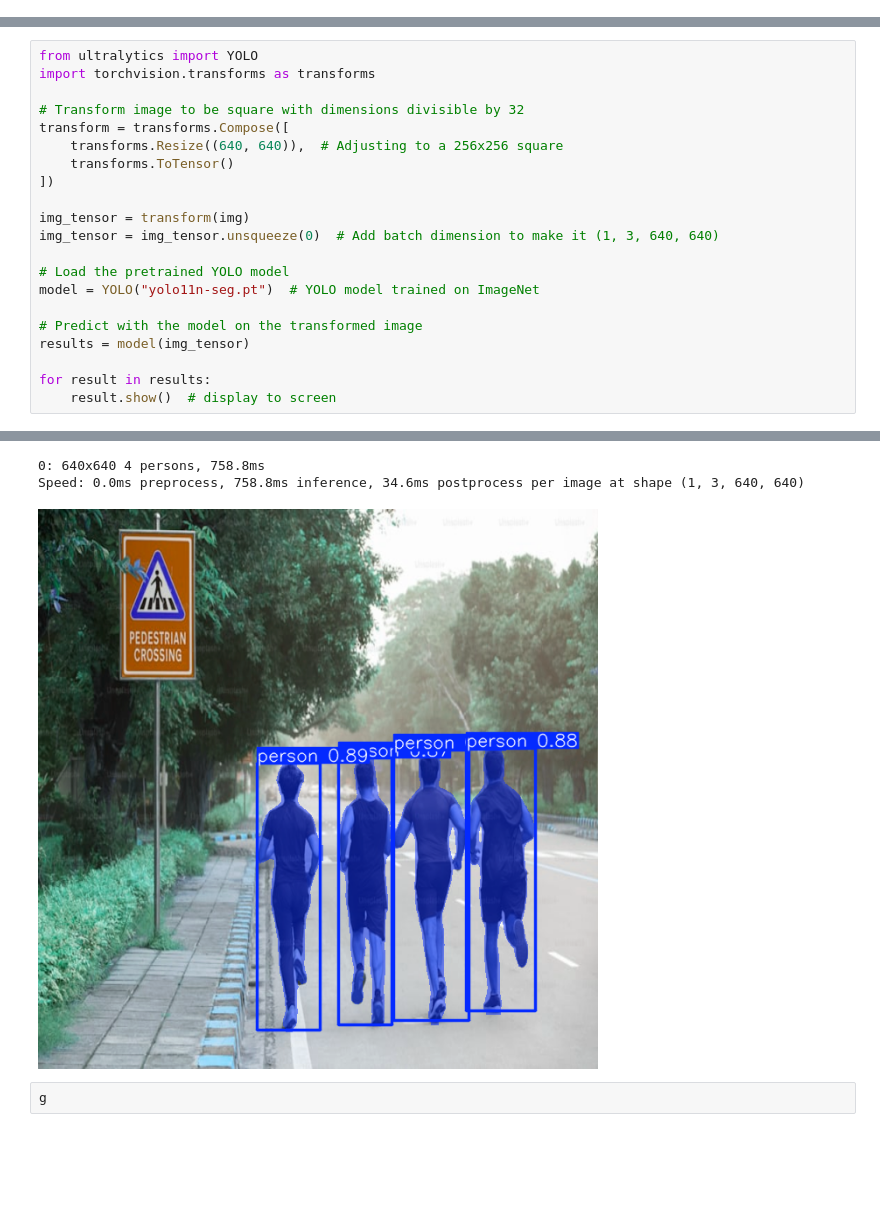
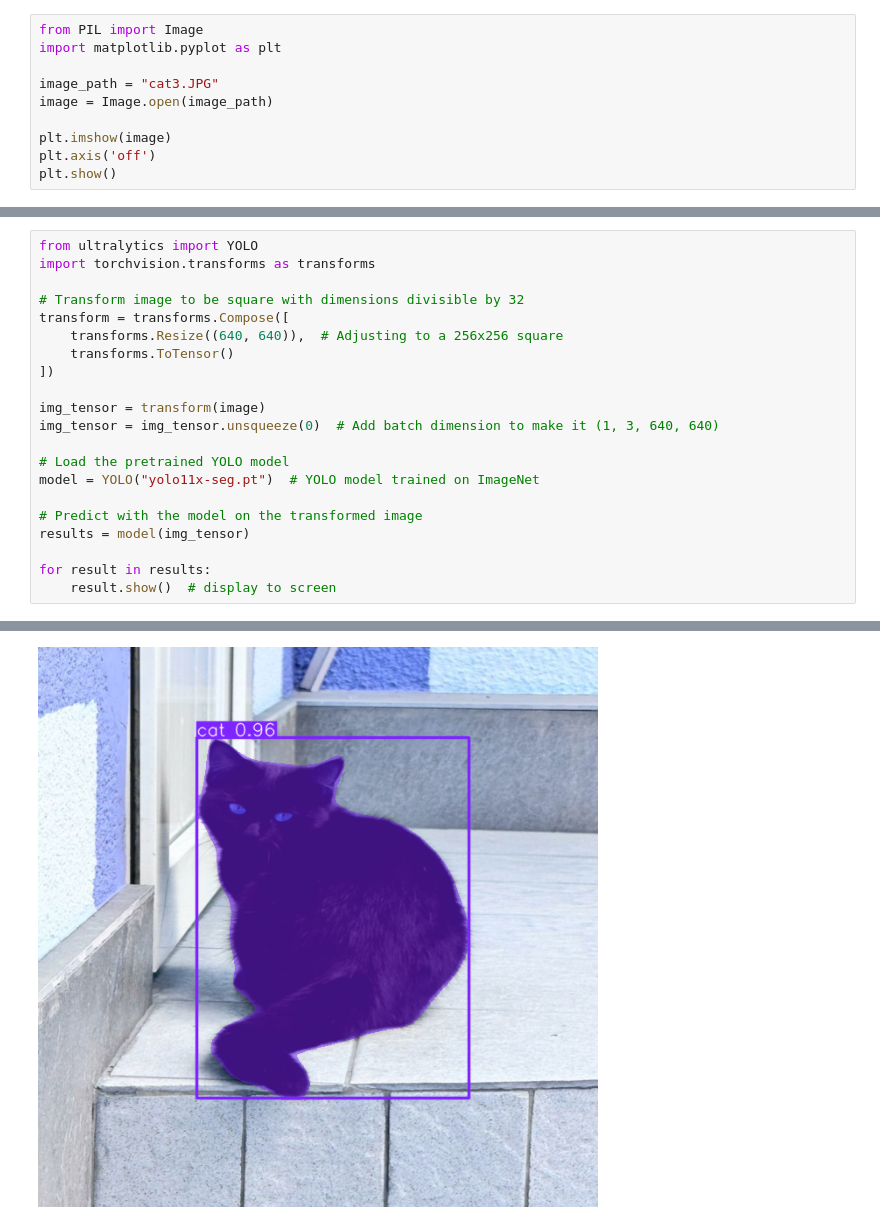
Before and after one commit to sultanovazamat/fast-track-ai, a Jupyter notebook: notebooks/Chapter_08_Image_Segmentation.ipynb, the cells around one changed output, grey strips where cells are left out. Saved outputs shown, nothing was run; the diff lists cells and outputs as text; blank space fills up the shorter version.

Commit message:
Add own images

```diff
--- a/notebooks/Chapter_08_Image_Segmentation.ipynb
+++ b/notebooks/Chapter_08_Image_Segmentation.ipynb
@@ -34,0 +21,10 @@ plt.imshow(img)
+# %%
+from PIL import Image
+import matplotlib.pyplot as plt
+
+image_path = "cat3.JPG"
+image = Image.open(image_path)
+
+plt.imshow(image)
+plt.axis('off')
+plt.show()
@@ -42,11 +40,11 @@ transform = transforms.Compose([
     transforms.ToTensor()
 ])
 
-img_tensor = transform(img)
+img_tensor = transform(image)
 img_tensor = img_tensor.unsqueeze(0)  # Add batch dimension to make it (1, 3, 640, 640)
 
 # Load the pretrained YOLO model
-model = YOLO("yolo11n-seg.pt")  # YOLO model trained on ImageNet
+model = YOLO("yolo11x-seg.pt")  # YOLO model trained on ImageNet
 
 # Predict with the model on the transformed image
 results = model(img_tensor)
@@ -58,5 +57 @@ Downloading https://github.com/ultralytics/assets/releases/download/v8.3.0/yolo1
-0: 640x640 4 persons, 758.8ms
-Speed: 0.0ms preprocess, 758.8ms inference, 34.6ms postprocess per image at shape (1, 3, 640, 640)
-[figure, old version]
+[figure, new version]
-# %%
-g
```
Also changed, not shown: parts of 4 cells of this notebook, 2 other files.
